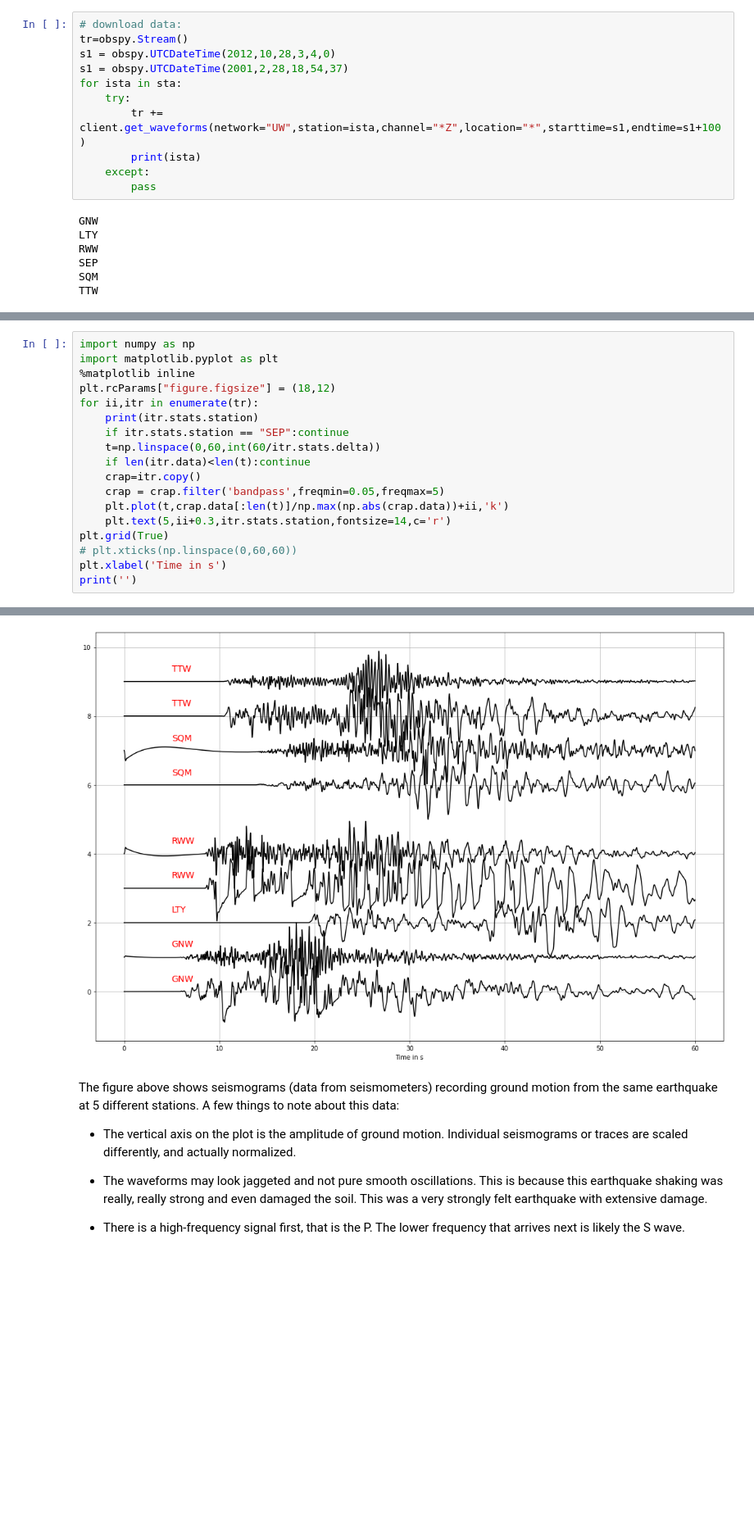
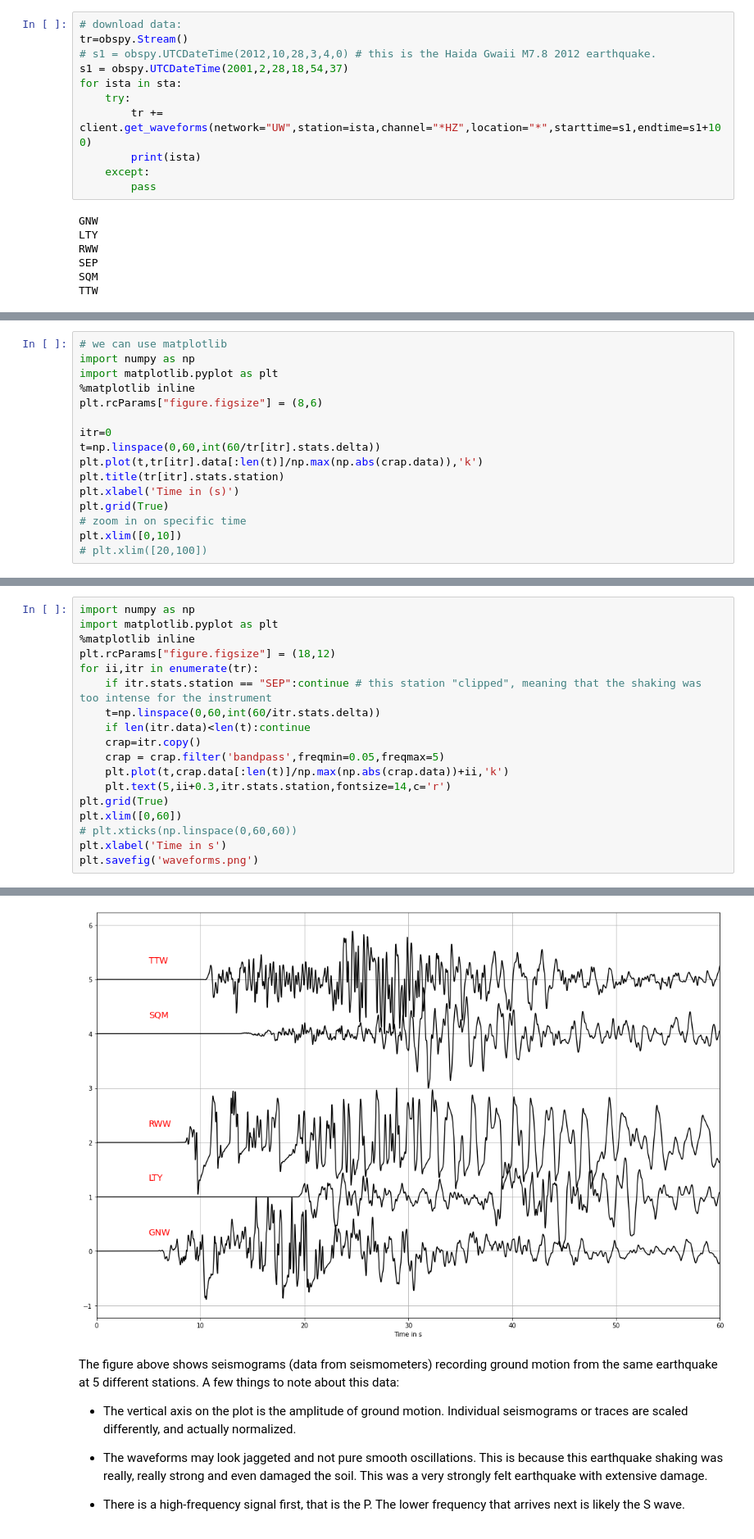
Before and after one commit to UW-geophysics-edu/ESS314-fall22, a Jupyter notebook: LABS/LAB5/Lab5.ipynb, the cells around one changed output, grey strips where cells are left out. Shown at 82% size. Drawn from its saved outputs; the diff is of its cells as text; blank space fills up the shorter version.

```diff
--- a/LABS/LAB5/Lab5.ipynb
+++ b/LABS/LAB5/Lab5.ipynb
@@ -138,11 +138,11 @@ Mapping in python requires a few more packages, so we found a map of where these
 # %%
 # download data:
 tr=obspy.Stream()
-s1 = obspy.UTCDateTime(2012,10,28,3,4,0)
+# s1 = obspy.UTCDateTime(2012,10,28,3,4,0) # this is the Haida Gwaii M7.8 2012 earthquake.
 s1 = obspy.UTCDateTime(2001,2,28,18,54,37)
 for ista in sta:
     try:
-        tr += client.get_waveforms(network="UW",station=ista,channel="*Z",location="*",starttime=s1,endtime=s1+100)
+        tr += client.get_waveforms(network="UW",station=ista,channel="*HZ",location="*",starttime=s1,endtime=s1+100)
         print(ista)
     except:
         pass
@@ -155,0 +173,16 @@ TTW
+# %%
+# we can use matplotlib
+import numpy as np
+import matplotlib.pyplot as plt
+%matplotlib inline
+plt.rcParams["figure.figsize"] = (8,6)
+
+itr=0
+t=np.linspace(0,60,int(60/tr[itr].stats.delta))
+plt.plot(t,tr[itr].data[:len(t)]/np.max(np.abs(crap.data)),'k')
+plt.title(tr[itr].stats.station)
+plt.xlabel('Time in (s)')
+plt.grid(True)
+# zoom in on specific time
+plt.xlim([0,10])
+# plt.xlim([20,100])
@@ -159,8 +203,7 @@ import matplotlib.pyplot as plt
 %matplotlib inline
 plt.rcParams["figure.figsize"] = (18,12)
 for ii,itr in enumerate(tr):
-    print(itr.stats.station)
-    if itr.stats.station == "SEP":continue
+    if itr.stats.station == "SEP":continue # this station "clipped", meaning that the shaking was too intense for the instrument
     t=np.linspace(0,60,int(60/itr.stats.delta))
     if len(itr.data)<len(t):continue
     crap=itr.copy()
@@ -168,7 +211,8 @@ for ii,itr in enumerate(tr):
     plt.plot(t,crap.data[:len(t)]/np.max(np.abs(crap.data))+ii,'k')
     plt.text(5,ii+0.3,itr.stats.station,fontsize=14,c='r')
 plt.grid(True)
+plt.xlim([0,60])
 # plt.xticks(np.linspace(0,60,60))
 plt.xlabel('Time in s')
-print('')
+plt.savefig('waveforms.png')
 # %% [output]
@@ -185,4 +219,4 @@ TTW
-[figure, old version]
+[figure, new version]
 # %% [markdown]
 
 
```
Also changed, not shown: parts of 10 cells of this notebook, 3 other files.
